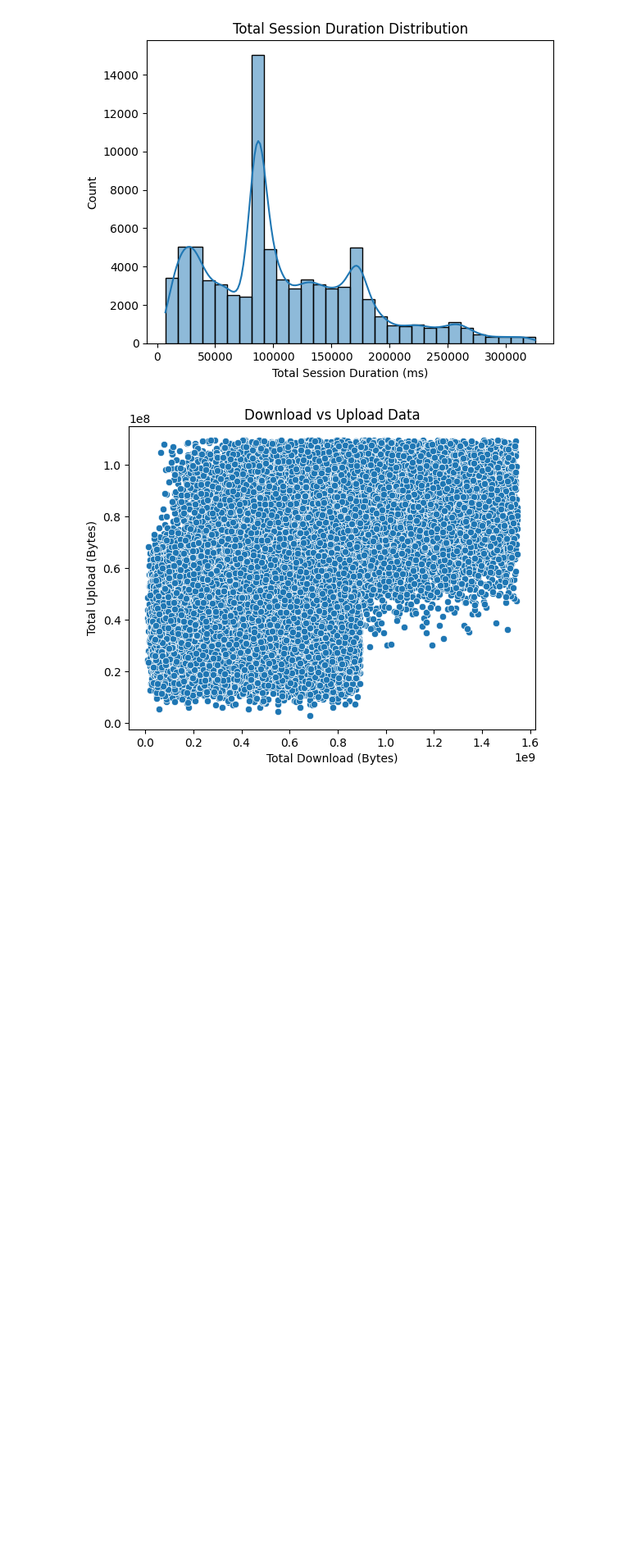
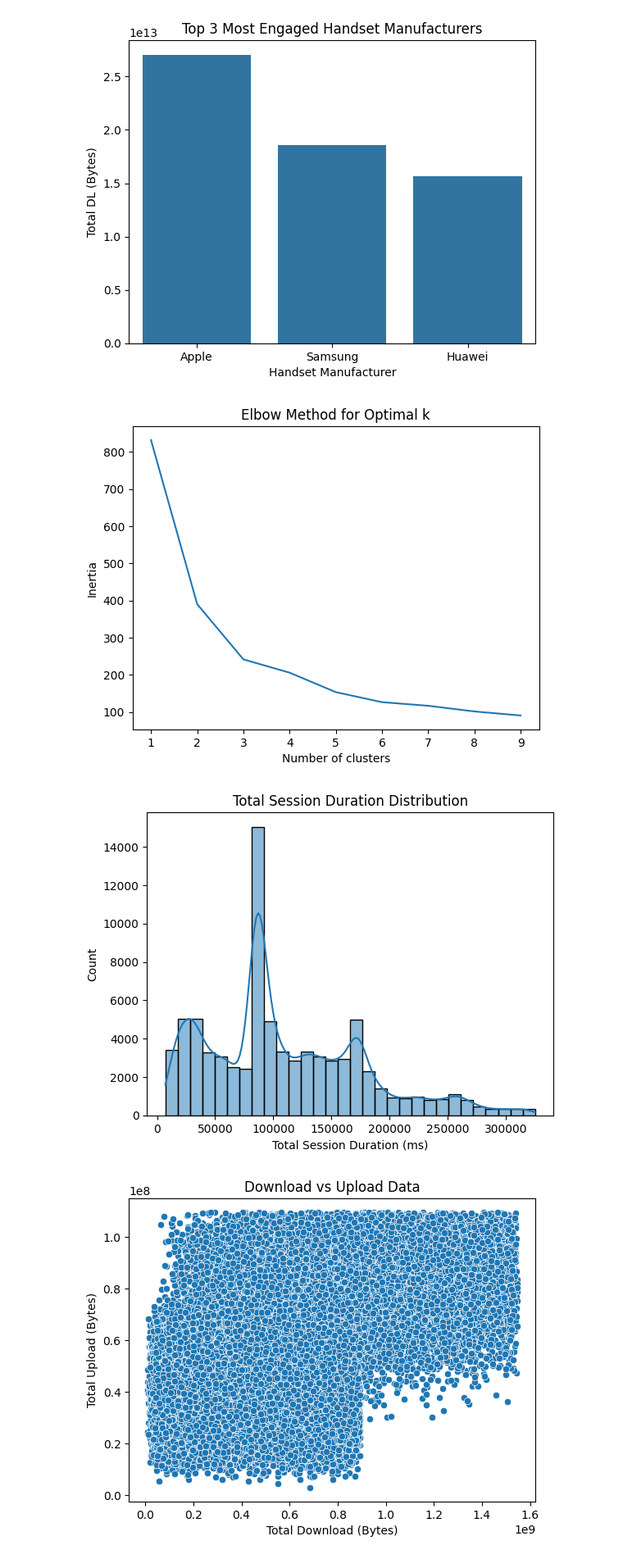
Before and after one commit to Natnahom/kaim-week-2, a Jupyter notebook: notebooks/analysis.ipynb, the cells around one changed output. Shown at 82% size. Saved outputs shown, nothing was run; the diff lists cells and outputs as text; code cells hidden in the pictures; blank space fills up the shorter version.

```diff
--- a/notebooks/analysis.ipynb
+++ b/notebooks/analysis.ipynb
@@ -14,0 +18,11 @@ from scripts.preprocessing_and_EDA import test_user_behavior
+# %%
+#define the query
+query = "SELECT * FROM xdr_data;"
+
+#pass the query to the function
+data = load_data_from_postgres(query)
+
+if data is not None:
+    print("Successfully loaded the data")
+else:
+    print("Failed to load the data")
@@ -14,0 +142,9 @@ from scripts.preprocessing_and_EDA import test_user_behavior
+# %%
+# stock_data = load_stock_data(data)
+# stock_data.head(5)
+
+# Calculates the moving average
+# stock_data["Moving Average"] = calculate_moving_average(stock_data["Avg Bearer TP UL (kbps)"], window=5)
+# plot_stock_data(stock_data)
+test_user_behavior(data)
+# %% [output]
@@ -15,3 +154,5 @@ from scripts.preprocessing_and_EDA import test_user_behavior
+[figure, added]
+[figure, added]
 # %%
 
 stock_data = load_stock_data("../../Data/Copy of Week2_challenge_data_source(CSV).csv")
```
Also changed, not shown: parts of 11 cells of this notebook, 4 other files.
